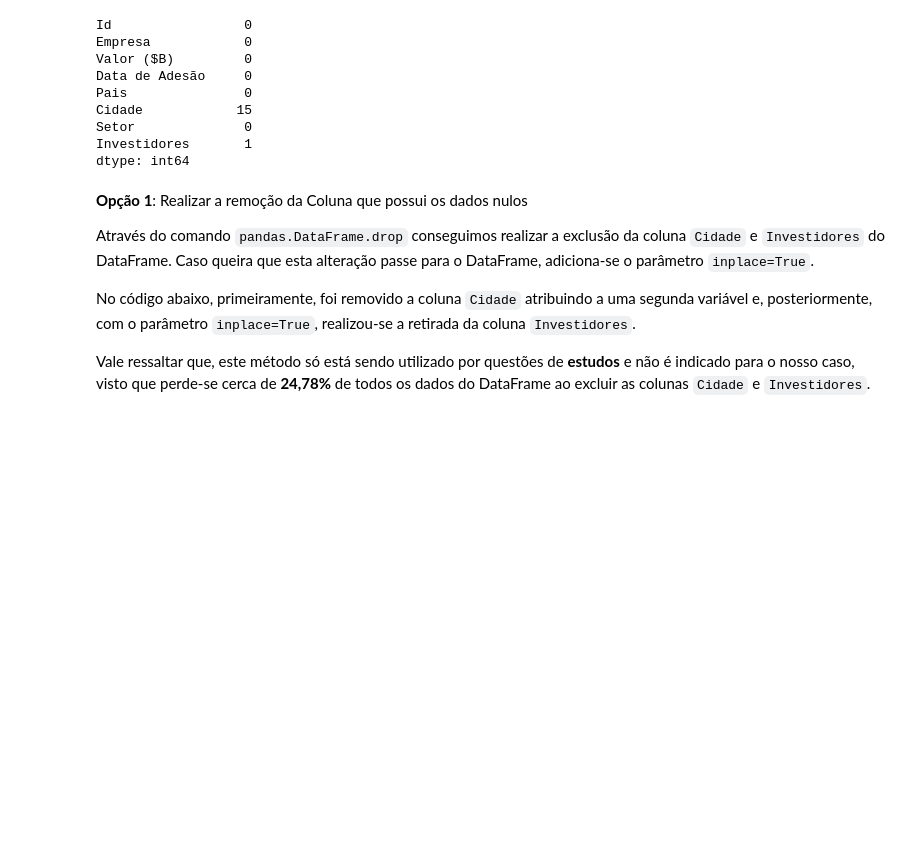
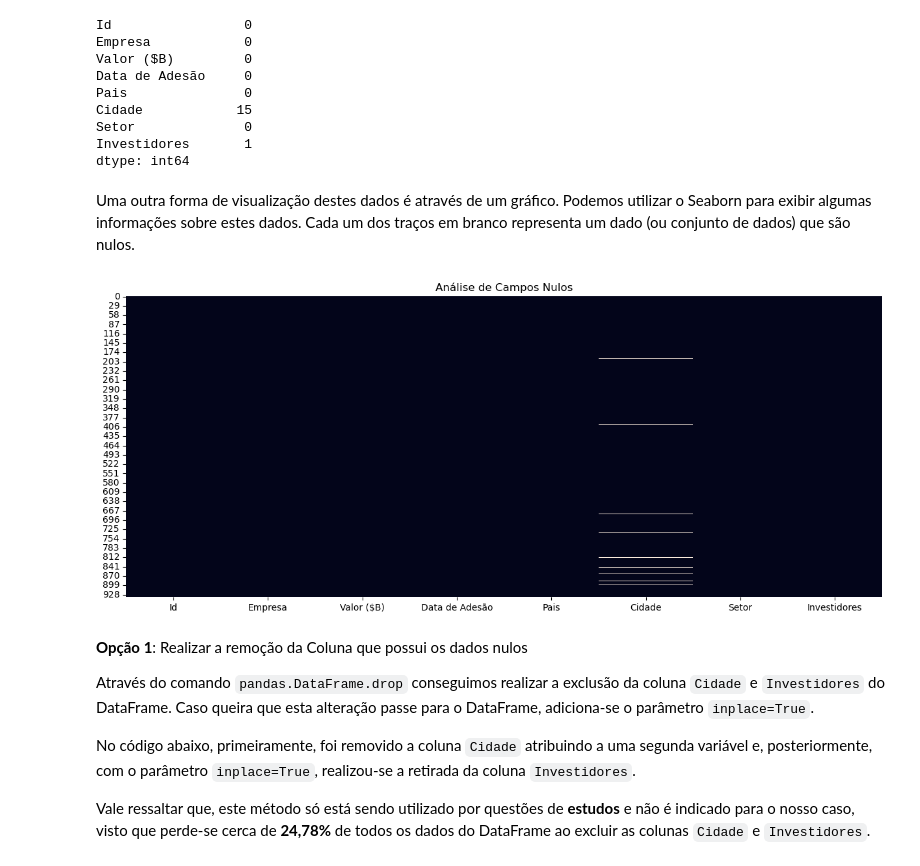
Before and after one commit to willianjcampos/python-analise-dados, a Jupyter notebook: 1 - Empresas Unicórnios/EstudoBaseDados.ipynb, the cells around one changed output. Cells and saved outputs as stored; diff of their text form; code cells hidden in the pictures; blank space fills up the shorter version.

```diff
--- a/1 - Empresas Unicórnios/EstudoBaseDados.ipynb
+++ b/1 - Empresas Unicórnios/EstudoBaseDados.ipynb
@@ -99,6 +115,15 @@ Cidade            15
 Setor              0
 Investidores       1
 dtype: int64
+# %% [markdown]
+Uma outra forma de visualização destes dados é através de um gráfico. Podemos utilizar o Seaborn para exibir algumas informações sobre estes dados. Cada um dos traços em branco representa um dado (ou conjunto de dados) que são nulos.
+# %%
+# Gráfico
+plt.figure(figsize=(15,6))
+plt.title('Análise de Campos Nulos')
+sns.heatmap(df.isnull(), cbar=False);
+# %% [output]
+[figure, added]
 # %% [markdown]
 **Opção 1**: Realizar a remoção da Coluna que possui os dados nulos
 
```
Also changed, not shown: parts of 40 cells of this notebook, 5 other files.
